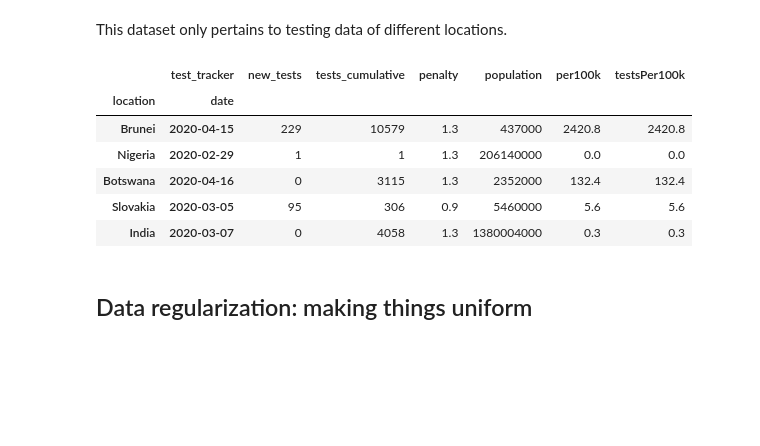
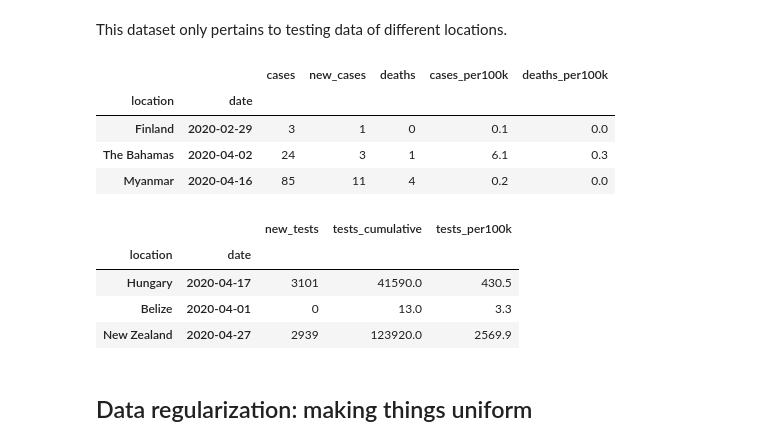
Before and after one commit to mgudorf/datsci, a Jupyter notebook: capstone2/COVID data cleaning.ipynb, the cells around one changed output. Saved outputs shown, nothing was run; the diff lists cells and outputs as text; code cells hidden in the pictures; blank space fills up the shorter version.

```diff
--- a/capstone2/COVID data cleaning.ipynb
+++ b/capstone2/COVID data cleaning.ipynb
@@ -451,23 +535,16 @@ oxcgrt_df.sample(5)
 [Return to table of contents](#toc)
 # %% [markdown]
 This dataset only pertains to testing data of different locations.
-# %%
-testtrack_df = pd.read_csv('./TestTracker_data/Tests_20200504.csv')
-testtrack_df.loc[:, 'date'] = pd.to_datetime(testtrack_df.loc[:, 'date']).dt.normalize()
-# testtrack_df.loc[:, 'date'] = pd.to_datetime(testtrack_df.loc[:, 'date'], format='%Y-%m-%d', errors='coerce')
-testtrack_df = testtrack_df.set_index(['country','date']).sort_index()
-testtrack_df.index.names = ['location','date']
-testtrack_df.columns.names = ['test_tracker']
-unused_columns = ['ind', 'jhu_ID.x', 'source', 'X.x', 'X.y', 'alpha2', 'alpha3',
-                  'numeric', 'latitude', 'longitude', 'jhu_ID.y', 'notes']
-
-testtrack_df = testtrack_df.drop(columns=unused_columns)
-testtrack_df.sample(5)
-# %% [output]
-|  | test_tracker | new_tests | tests_cumulative | penalty | population | per100k | testsPer100k |
-| location | date |  |  |  |  |  |  |
-| Brunei | 2020-04-15 | 229 | 10579 | 1.3 | 437000 | 2420.8 | 2420.8 |
-| Nigeria | 2020-02-29 | 1 | 1 | 1.3 | 206140000 | 0.0 | 0.0 |
-| Botswana | 2020-04-16 | 0 | 3115 | 1.3 | 2352000 | 132.4 | 132.4 |
-| Slovakia | 2020-03-05 | 95 | 306 | 0.9 | 5460000 | 5.6 | 5.6 |
-| India | 2020-03-07 | 0 | 4058 | 1.3 | 1380004000 | 0.3 | 0.3 |
+# %%
+testtracker_cases = regularize_names(pd.read_csv('test_tracker_cases.csv'),
+                          datekey='date', locationkey='country').set_index(
+                            ['location', 'date']).drop(
+                                    columns=['population','country']).sort_index()
+# %%
+testtracker_cases.sample(3)
+# %% [output]
+|  |  | cases | new_cases | deaths | cases_per100k | deaths_per100k |
+| location | date |  |  |  |  |  |
+| Finland | 2020-02-29 | 3 | 1 | 0 | 0.1 | 0.0 |
+| The Bahamas | 2020-04-02 | 24 | 3 | 1 | 6.1 | 0.3 |
+| Myanmar | 2020-04-16 | 85 | 11 | 4 | 0.2 | 0.0 |
@@ -474,3 +555,11 @@ testtrack_df.sample(5)
+# %%
+testtracker_tests.sample(3)
+# %% [output]
+|  |  | new_tests | tests_cumulative | tests_per100k |
+| location | date |  |  |  |
+| Hungary | 2020-04-17 | 3101 | 41590.0 | 430.5 |
+| Belize | 2020-04-01 | 0 | 13.0 | 3.3 |
+| New Zealand | 2020-04-27 | 2939 | 123920.0 | 2569.9 |
 # %% [markdown]
 ## Data regularization: making things uniform <a id='uniformity'></a>
 # %% [markdown]
```
Also changed, not shown: parts of 81 cells of this notebook, 12 other files.
